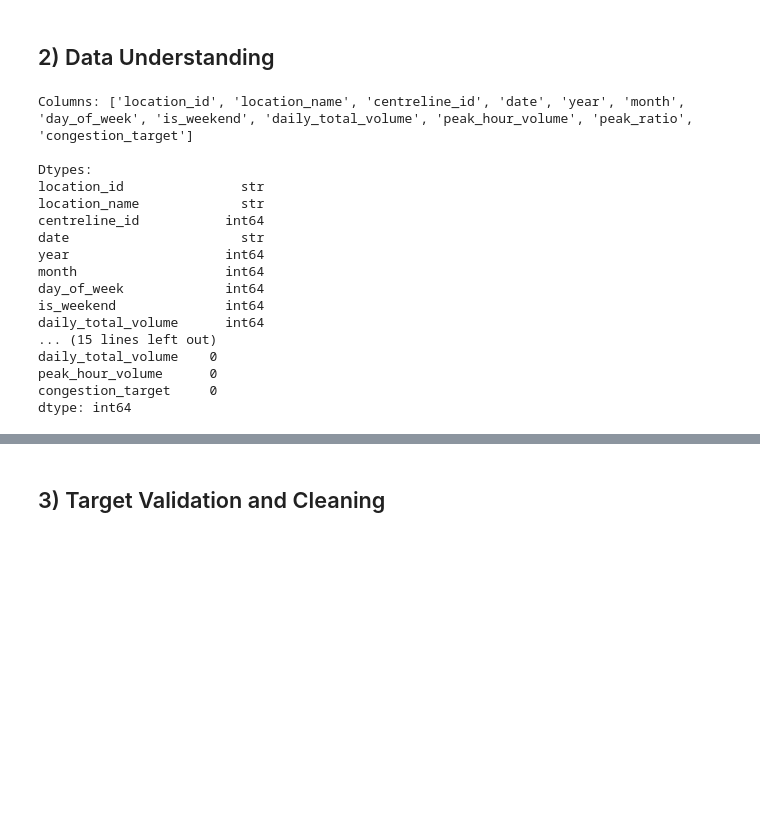
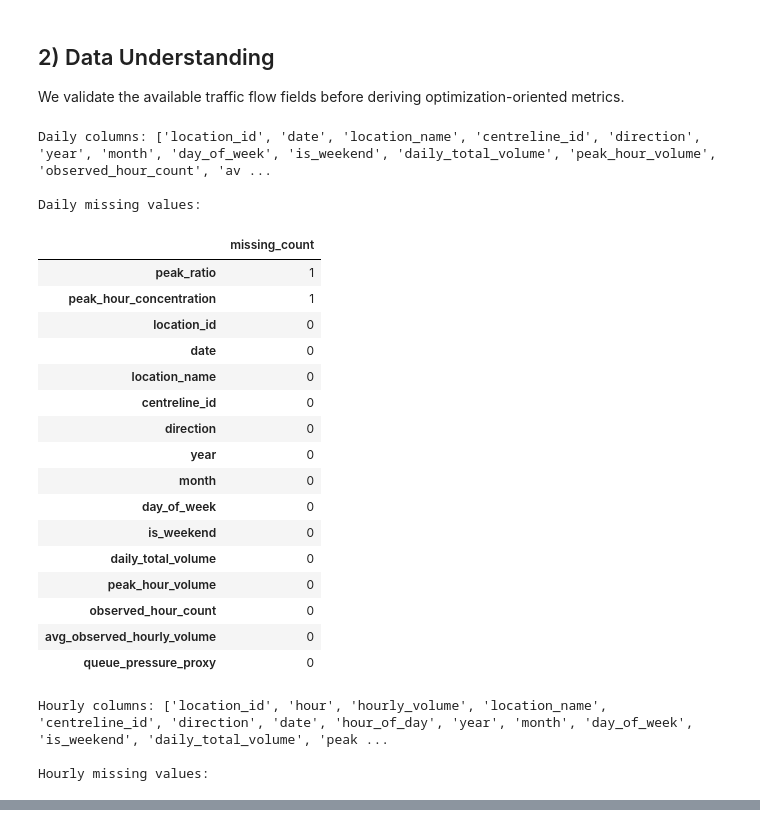
Before and after one commit to manavparikh19/unfc-capstone-traffic-forecasting, a Jupyter notebook: notebooks/01_define_congestion_metric.ipynb, the cells around one changed output, grey strips where cells are left out. Saved outputs shown, nothing was run; the diff lists cells and outputs as text; code cells hidden in the pictures; blank space fills up the shorter version.

```diff
--- a/notebooks/01_define_congestion_metric.ipynb
+++ b/notebooks/01_define_congestion_metric.ipynb
@@ -38,36 +57,47 @@ Dataset shape: (5778, 12)
-# %% [markdown]
-## 2) Data Understanding
+# %% [markdown]
+## 2) Data Understanding
+
+We validate the available traffic flow fields before deriving optimization-oriented metrics.
 # %%
-print("Columns:", df.columns.tolist())
-print("\nDtypes:")
-print(df.dtypes)
-print("\nMissing values:")
-print(df.isna().sum().sort_values(ascending=False))
+print("Daily columns:", daily_df.columns.tolist())
+print("\nDaily missing values:")
+display(daily_df.isna().sum().sort_values(ascending=False).to_frame("missing_count"))
 
-required_cols = [
-    "location_id", "date", "year", "month", "day_of_week", "is_weekend",
-    "daily_total_volume", "peak_hour_volume", "peak_ratio", "congestion_target"
+print("\nHourly columns:", hourly_df.columns.tolist())
+print("\nHourly missing values:")
+display(hourly_df.isna().sum().sort_values(ascending=False).to_frame("missing_count"))
+
+required_daily_cols = [
+    "location_id",
+    "date",
+    "daily_total_volume",
+    "peak_hour_volume",
+    "peak_ratio",
 ]
-missing_required = [c for c in required_cols if c not in df.columns]
+missing_required = [c for c in required_daily_cols if c not in daily_df.columns]
 if missing_required:
-    raise ValueError(f"Missing required columns: {missing_required}")
-
-df["date"] = pd.to_datetime(df["date"], errors="coerce")
+    raise ValueError(f"Missing required daily columns: {missing_required}")
 # %% [output]
-Columns: ['location_id', 'location_name', 'centreline_id', 'date', 'year', 'month', 'day_of_week', 'is_weekend', 'daily_total_volume', 'peak_hour_volume', 'peak_ratio', 'congestion_target']
+Daily columns: ['location_id', 'date', 'location_name', 'centreline_id', 'direction', 'year', 'month', 'day_of_week', 'is_weekend', 'daily_total_volume', 'peak_hour_volume', 'observed_hour_count', 'av ...
 
-Dtypes:
-location_id               str
-location_name             str
-centreline_id           int64
-date                      str
-year                    int64
-month                   int64
-day_of_week             int64
-is_weekend              int64
-daily_total_volume      int64
-... (15 lines left out)
-daily_total_volume    0
-peak_hour_volume      0
-congestion_target     0
-dtype: int64
+Daily missing values:
+|  | missing_count |
+| peak_ratio | 1 |
+| peak_hour_concentration | 1 |
+| location_id | 0 |
+| date | 0 |
+| location_name | 0 |
+| centreline_id | 0 |
+| direction | 0 |
+| year | 0 |
+| month | 0 |
+| day_of_week | 0 |
+| is_weekend | 0 |
+| daily_total_volume | 0 |
+| peak_hour_volume | 0 |
+| observed_hour_count | 0 |
+| avg_observed_hourly_volume | 0 |
+| queue_pressure_proxy | 0 |
+Hourly columns: ['location_id', 'hour', 'hourly_volume', 'location_name', 'centreline_id', 'direction', 'date', 'hour_of_day', 'year', 'month', 'day_of_week', 'is_weekend', 'daily_total_volume', 'peak ...
+
+Hourly missing values:
@@ -74,2 +120,0 @@ dtype: int64
-# %% [markdown]
-## 3) Target Validation and Cleaning
```
Also changed, not shown: parts of 23 cells of this notebook, 18 other files.
